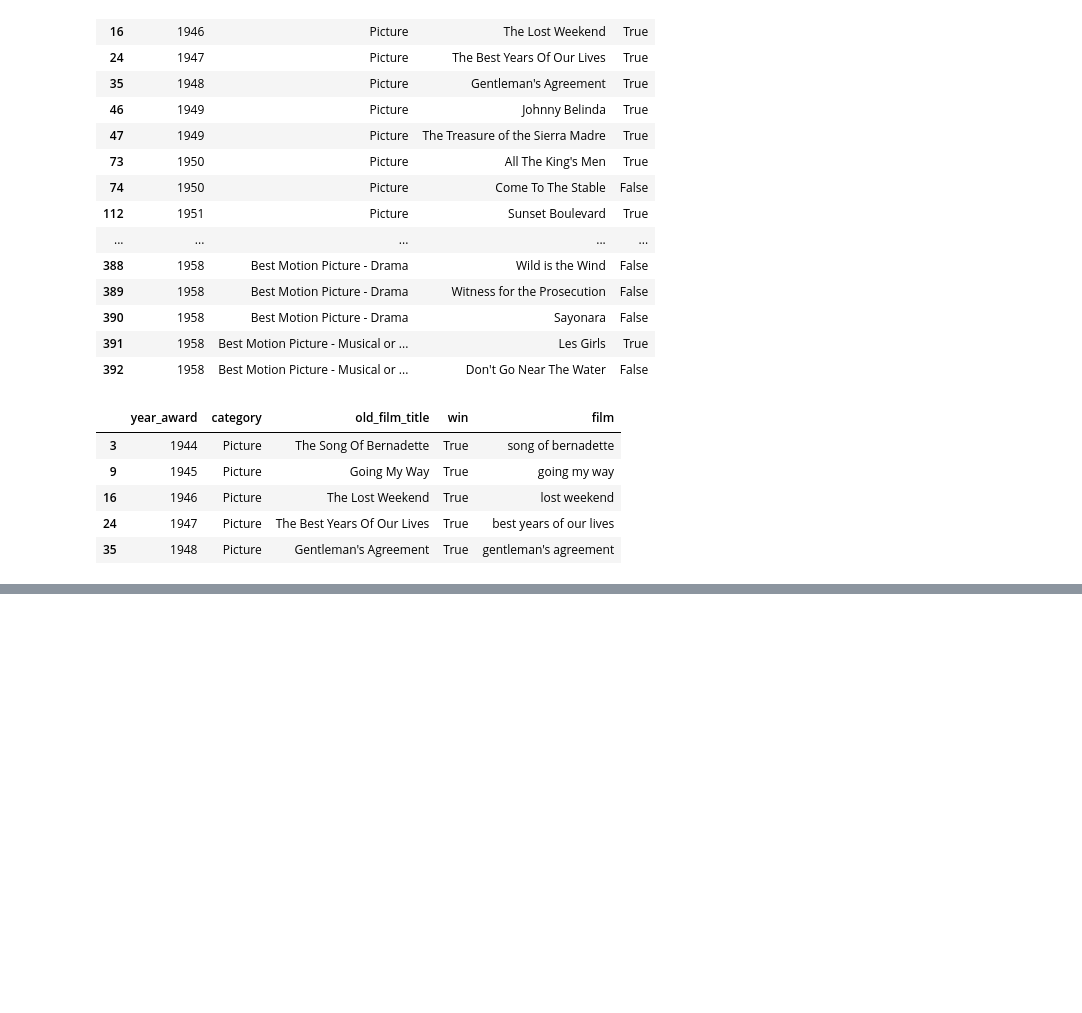
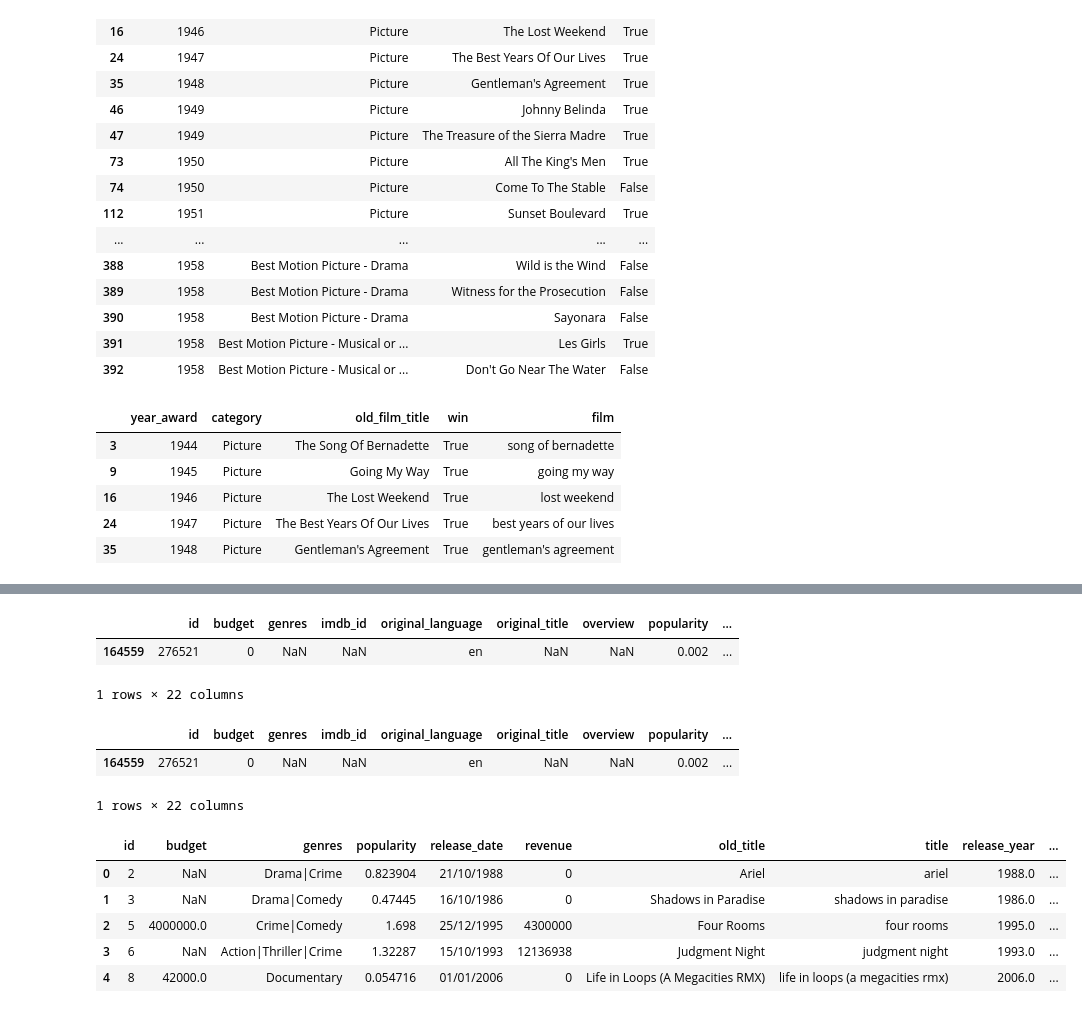
Before and after one commit to dagneycooke/etl_project, a Jupyter notebook: ETL_Project_GG.ipynb, the cells around one changed output, grey strips where cells are left out. Saved outputs shown, nothing was run; the diff lists cells and outputs as text; code cells hidden in the pictures; blank space fills up the shorter version.

```diff
--- a/ETL_Project_GG.ipynb
+++ b/ETL_Project_GG.ipynb
@@ -101,3 +102,10 @@ movies_only.head()
 | 16 | 1946 | Picture | The Lost Weekend | True | lost weekend |
 | 24 | 1947 | Picture | The Best Years Of Our Lives | True | best years of our lives |
 | 35 | 1948 | Picture | Gentleman's Agreement | True | gentleman's agreement |
+# %%
+# path to Movies csv file
+all_movies_file = "Resources/AllMoviesDetailsCleaned.csv"
+
+# read in Movies csv file
+source_movies_df = pd.read_csv(all_movies_file, sep=';')
+source_movies_df.head()
@@ -103,0 +137,39 @@ movies_only.head()
+# %%
+# Check how many NaNs we have in title column
+filtered_NaN_title_df = source_movies_df[source_movies_df['title'].isnull()]
+filtered_NaN_title_df
+# %% [output]
+|  | id | budget | genres | imdb_id | original_language | original_title | overview | popularity | ... |
+| 164559 | 276521 | 0 | NaN | NaN | en | NaN | NaN | 0.002 | ... |
+1 rows × 22 columns
+# %%
+# Check how many NaNs we have in original title column
+filtered_NaN_title_df = source_movies_df[source_movies_df['original_title'].isnull()]
+filtered_NaN_title_df
+# %% [output]
+|  | id | budget | genres | imdb_id | original_language | original_title | overview | popularity | ... |
+| 164559 | 276521 | 0 | NaN | NaN | en | NaN | NaN | 0.002 | ... |
+1 rows × 22 columns
+# %%
+
+# Delete row with NaN in the title column
+source_movies_df.dropna(subset=['title'], inplace = True)
+# %%
+# Delete columns that are not needed
+movies_df = source_movies_df.drop(columns={'imdb_id', 'original_language', 'overview', 'production_companies',
+       'production_countries', 'runtime', 'spoken_languages', 'status', 'tagline', 'vote_average', 'vote_count',
+       'production_companies_number', 'production_countries_number', 'spoken_languages_number', 'original_title'})
+
+movies_df = movies_df.rename(columns={"title":"old_title"})
+movies_df['title'] = movies_df['old_title'].str.lower()
+movies_df['release_year'] = pd.DatetimeIndex(movies_df['release_date']).year
+movies_df['budget'] = movies_df['budget'].replace(0,np.NaN)
+movies_df['profit'] = movies_df['revenue'] - movies_df['budget']
+movies_df.head()
+# %% [output]
+|  | id | budget | genres | popularity | release_date | revenue | old_title | title | release_year | ... |
+| 0 | 2 | NaN | Drama|Crime | 0.823904 | 21/10/1988 | 0 | Ariel | ariel | 1988.0 | ... |
+| 1 | 3 | NaN | Drama|Comedy | 0.47445 | 16/10/1986 | 0 | Shadows in Paradise | shadows in paradise | 1986.0 | ... |
+| 2 | 5 | 4000000.0 | Crime|Comedy | 1.698 | 25/12/1995 | 4300000 | Four Rooms | four rooms | 1995.0 | ... |
+| 3 | 6 | NaN | Action|Thriller|Crime | 1.32287 | 15/10/1993 | 12136938 | Judgment Night | judgment night | 1993.0 | ... |
+| 4 | 8 | 42000.0 | Documentary | 0.054716 | 01/01/2006 | 0 | Life in Loops (A Megacities RMX) | life in loops (a megacities rmx) | 2006.0 | ... |
```
Also changed, not shown: parts of 7 cells of this notebook, 1 other file.
